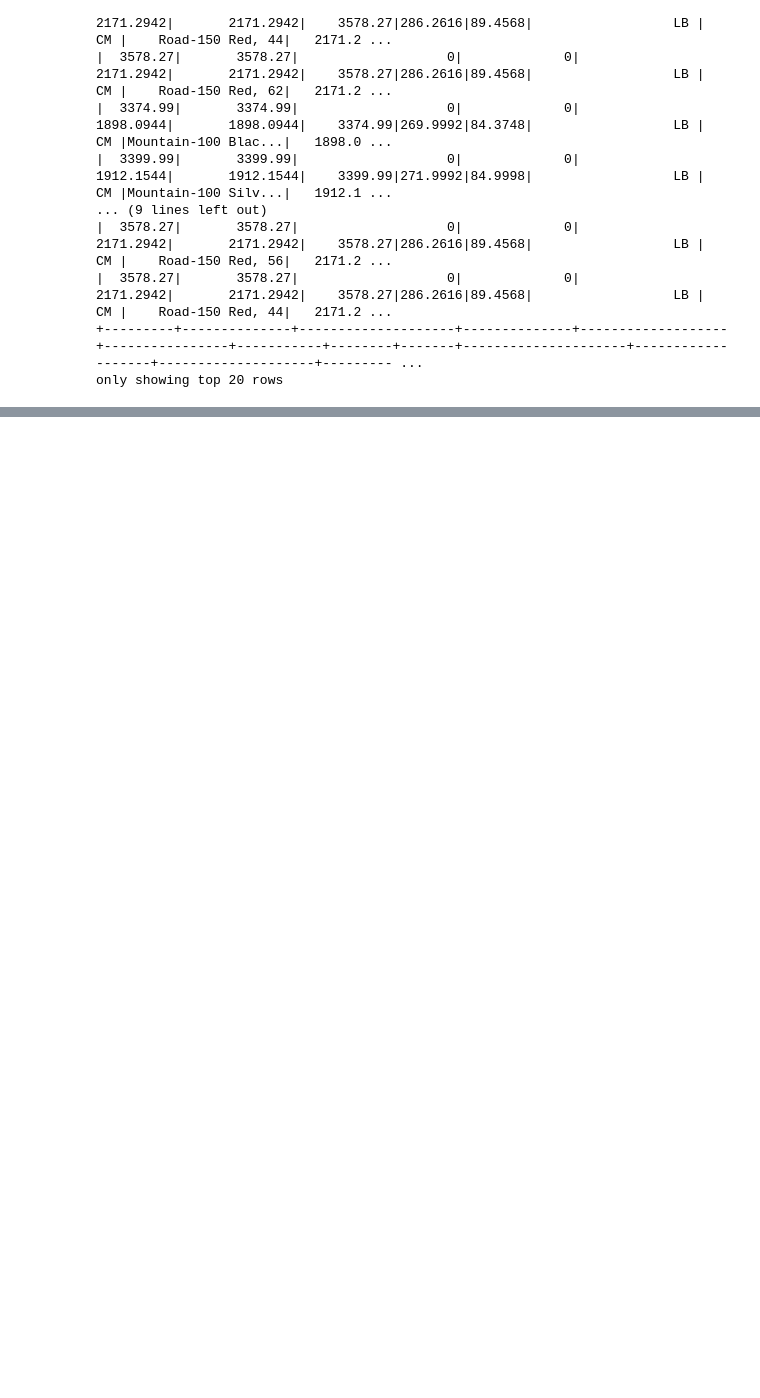
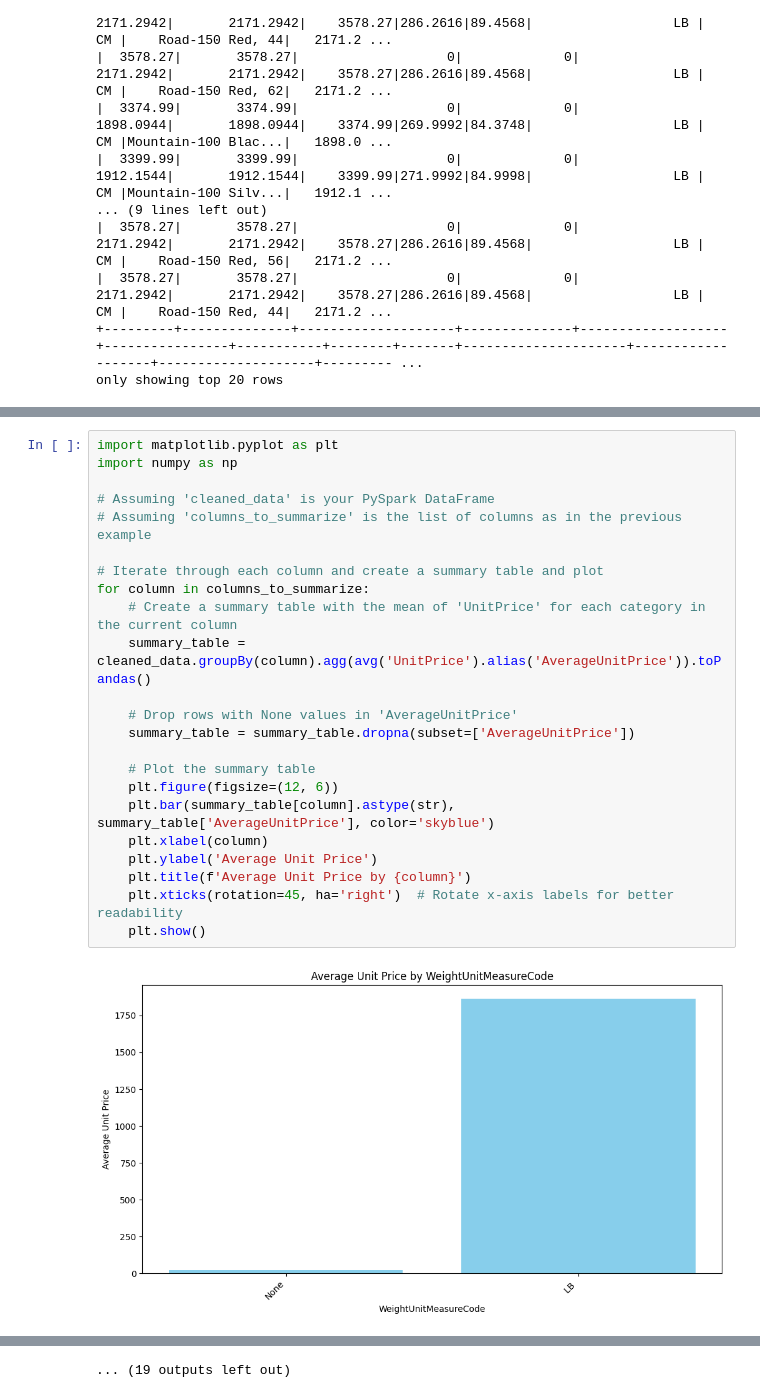
Before and after one commit to robertnesterodhiambo/MachineLEarning-School, a Jupyter notebook: DIMFINAL.ipynb, the cells around one changed output, grey strips where cells are left out. Drawn from its saved outputs; the diff is of its cells as text; blank space fills up the shorter version.

```diff
--- a/DIMFINAL.ipynb
+++ b/DIMFINAL.ipynb
@@ -603,0 +680,25 @@ Count Table for Class:
+# %%
+import matplotlib.pyplot as plt
+import numpy as np
+
+# Assuming 'cleaned_data' is your PySpark DataFrame
+# Assuming 'columns_to_summarize' is the list of columns as in the previous example
+
+# Iterate through each column and create a summary table and plot
+for column in columns_to_summarize:
+    # Create a summary table with the mean of 'UnitPrice' for each category in the current column
+    summary_table = cleaned_data.groupBy(column).agg(avg('UnitPrice').alias('AverageUnitPrice')).toPandas()
+
+    # Drop rows with None values in 'AverageUnitPrice'
+    summary_table = summary_table.dropna(subset=['AverageUnitPrice'])
+
+    # Plot the summary table
+    plt.figure(figsize=(12, 6))
+    plt.bar(summary_table[column].astype(str), summary_table['AverageUnitPrice'], color='skyblue')
+    plt.xlabel(column)
+    plt.ylabel('Average Unit Price')
+    plt.title(f'Average Unit Price by {column}')
+    plt.xticks(rotation=45, ha='right')  # Rotate x-axis labels for better readability
+    plt.show()
+# %% [output]
+[figure, added]
@@ -603,0 +716 @@ Count Table for Class:
+... (19 outputs left out)
```
Also changed, not shown: parts of 5 cells of this notebook.
